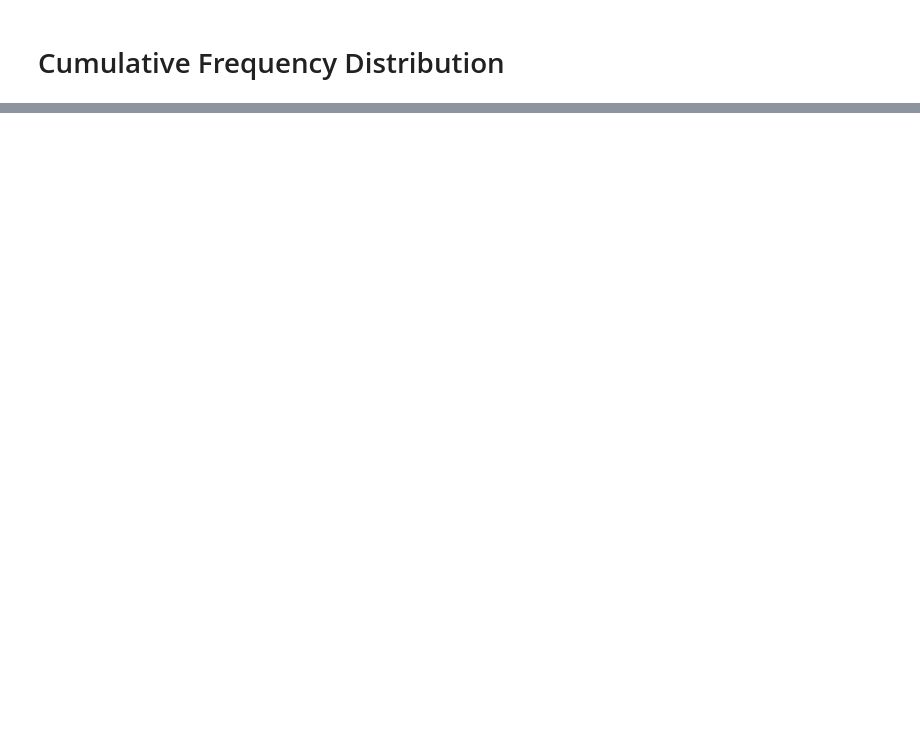
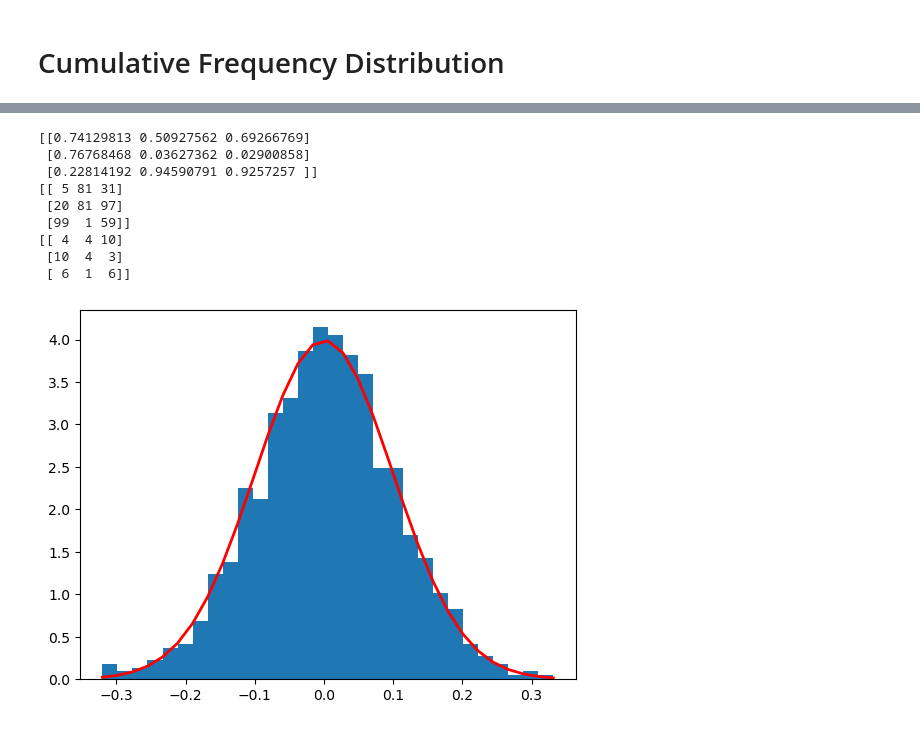
Before and after one commit to AmritaPudasaini/Python-Programming, a Jupyter notebook: week-4-Python Data Visualization with Matplotlib Seaborn.ipynb, the cells around one changed output, grey strips where cells are left out. Cells and saved outputs as stored; diff of their text form; code cells hidden in the pictures; blank space fills up the shorter version.

```diff
--- a/week-4-Python Data Visualization with Matplotlib Seaborn.ipynb
+++ b/week-4-Python Data Visualization with Matplotlib Seaborn.ipynb
@@ -580,0 +775,33 @@ plt.show()
+# %%
+import matplotlib.pyplot as plt
+
+# Create a 3x3 array of random numbers between 0 and 1
+random_array = np.random.rand(3, 3)
+print(random_array)
+
+# Create a 3x3 array of random integers between 1 and 100
+rand_in_betn = np.random.randint(1, 100, (3, 3))
+print(rand_in_betn)
+
+# Create a 3x3 array of random numbers chosen from the list [1, 2, 3, 4, 5, 6, 10]
+rand_choice = np.random.choice([1, 2, 3, 4, 5, 6, 10], size=(3, 3))
+print(rand_choice)
+
+#draw histogram from normal distribution
+mu, sigma = 0, 0.1  # Mean and standard deviation
+rand_array_normal_distro = np.random.normal(mu, sigma, 1000)  # Normal distribution
+count, bins, ignored = plt.hist(rand_array_normal_distro, 30, density=True)
+plt.plot(bins, 1/(sigma * np.sqrt(2 * np.pi)) *
+         np.exp( - (bins - mu)**2 / (2 * sigma**2) ), linewidth=2, color='r')
+plt.show()
+# %% [output]
+[[0.74129813 0.50927562 0.69266769]
+ [0.76768468 0.03627362 0.02900858]
+ [0.22814192 0.94590791 0.9257257 ]]
+[[ 5 81 31]
+ [20 81 97]
+ [99  1 59]]
+[[ 4  4 10]
+ [10  4  3]
+ [ 6  1  6]]
+[figure, added]
```
Also changed, not shown: parts of 24 cells of this notebook, 1 other file.
